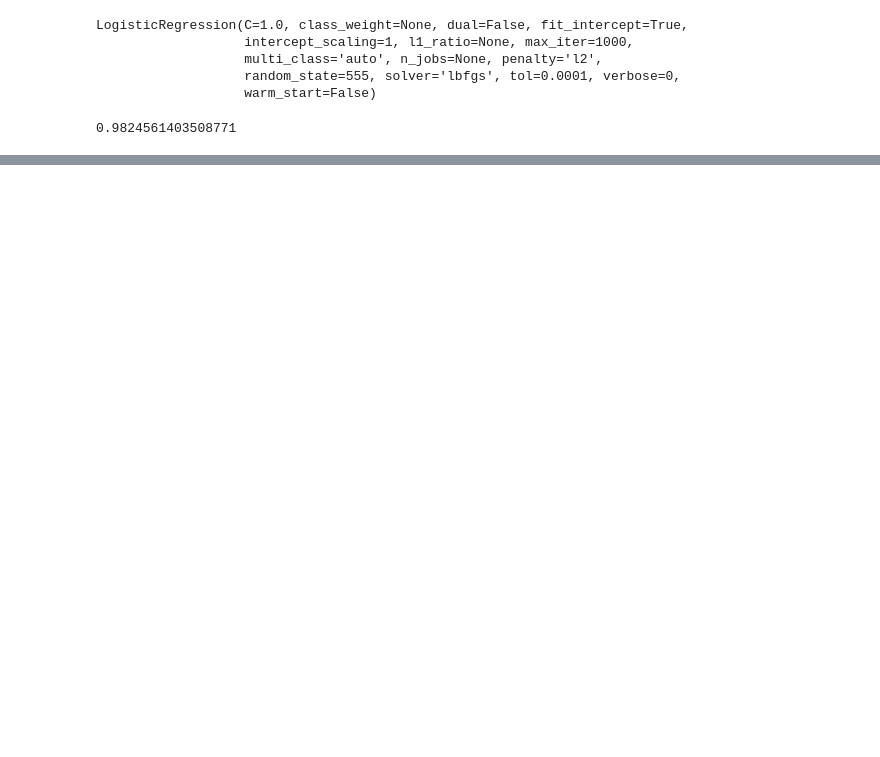
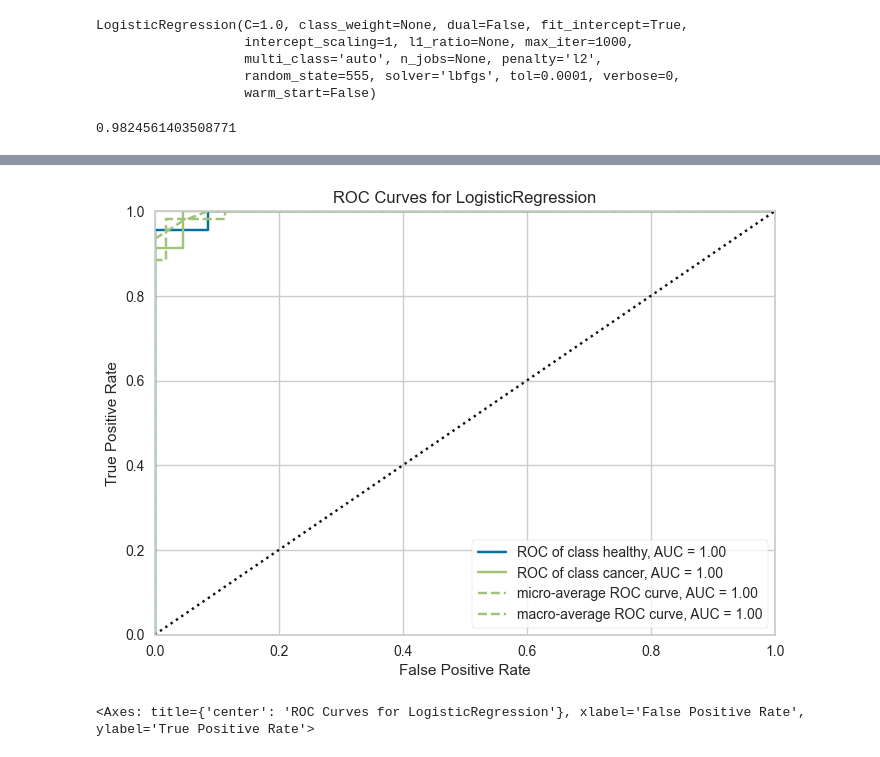
Before and after one commit to AnnaKompan/machine_learning, a Jupyter notebook: breast_cancer.ipynb, the cells around one changed output, grey strips where cells are left out. Cells and saved outputs as stored; diff of their text form; code cells hidden in the pictures; blank space fills up the shorter version.

```diff
--- a/breast_cancer.ipynb
+++ b/breast_cancer.ipynb
@@ -405,0 +439,14 @@ accuracy_score(y_test, y_pred)
+# %%
+'''
+ROC-крива (Receiver Operating Characteristic Curve) є інструментом для визначення якості бінарної класифікації.
+Ідеальна ROC-крива була б діагональною лінією від (0, 0) до (1, 1).
+Чим більше площа під ROC-кривою (AUC-ROC), тим краще виконується класифікатор.
+'''
+visualizer = ROCAUC(model, classes = ['healthy','cancer'])
+
+visualizer.fit(X_train,y_train)
+visualizer.score(X_test,y_test)
+visualizer.show()
+# %% [output]
+[figure, added]
+<Axes: title={'center': 'ROC Curves for LogisticRegression'}, xlabel='False Positive Rate', ylabel='True Positive Rate'>
```
Also changed, not shown: parts of 9 cells of this notebook.
